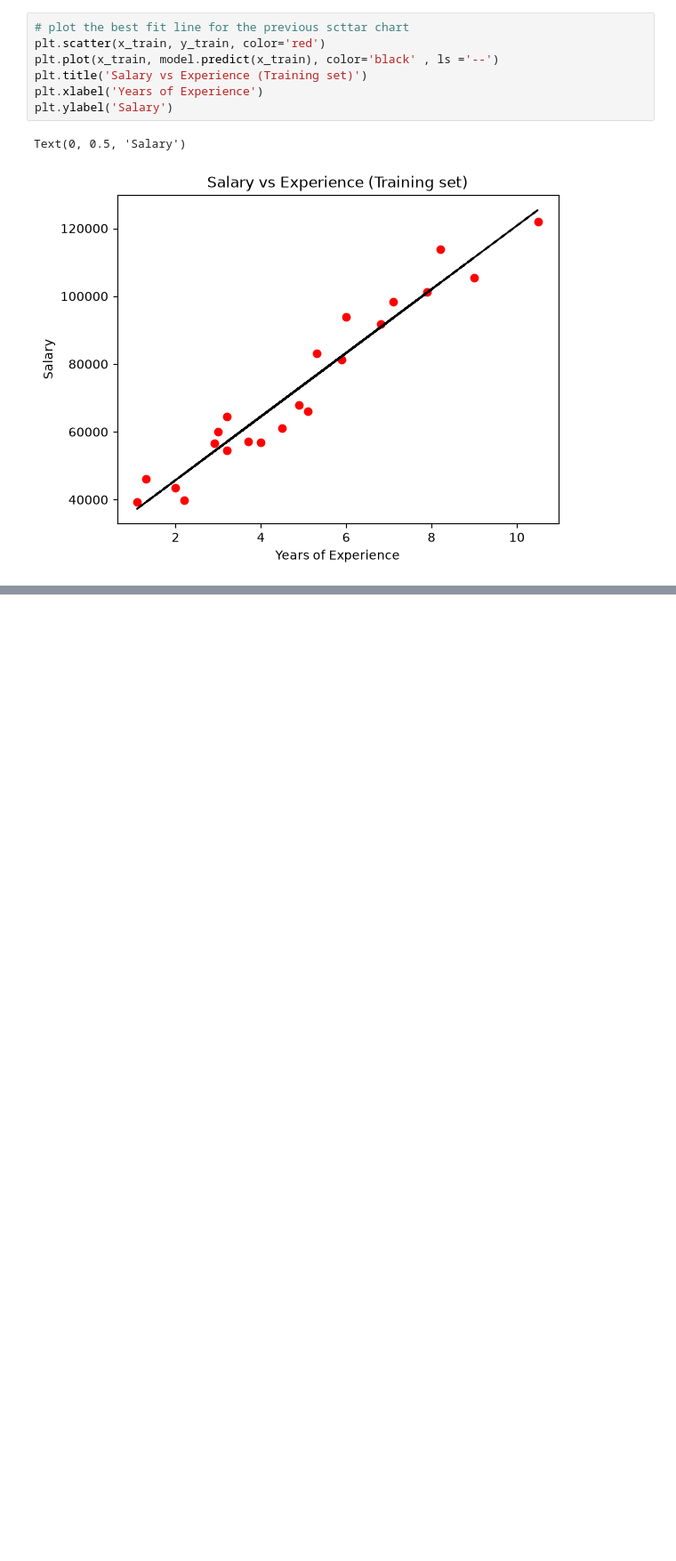
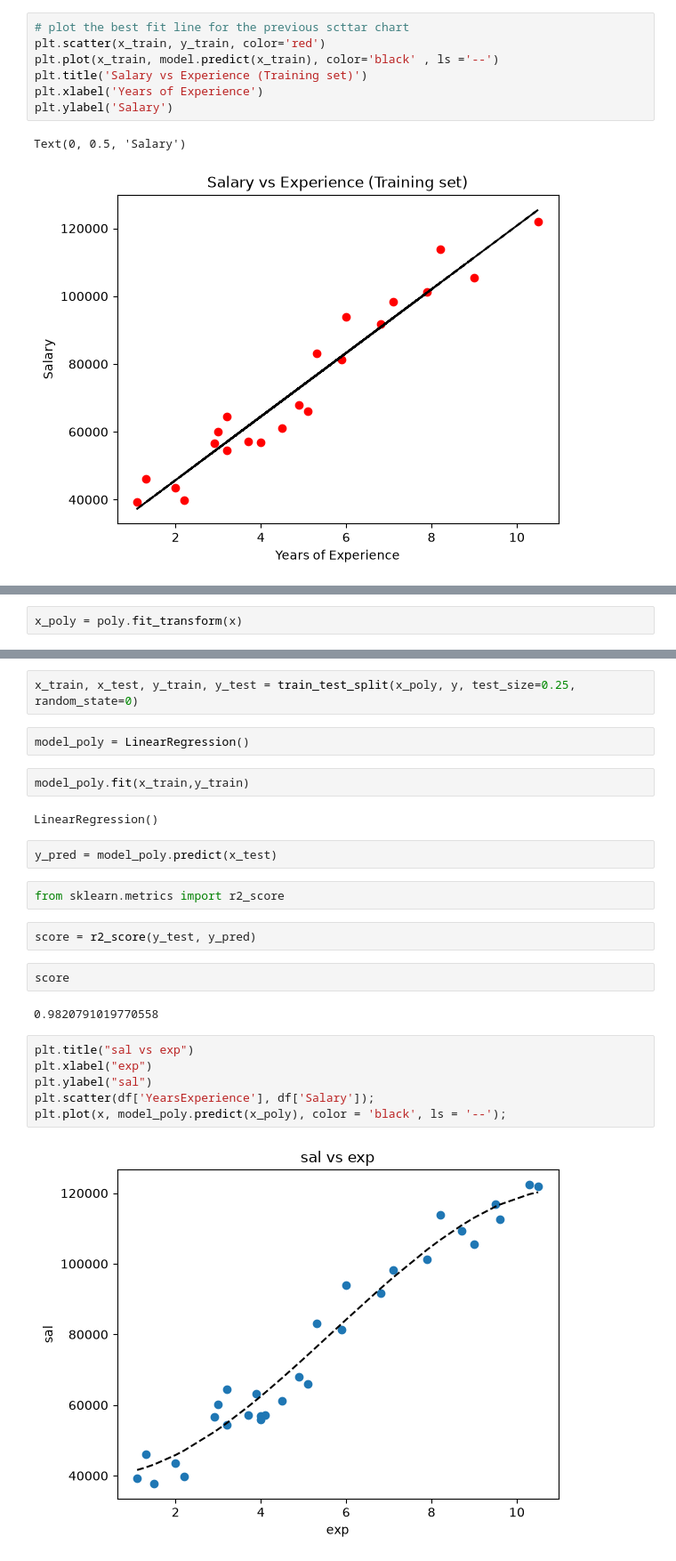
Before and after one commit to Mitu-ShivamMunde/Internship-Work, a Jupyter notebook: Daily-codes/Week 07/01LinearRegression_july06.ipynb, the cells around one changed output, grey strips where cells are left out. Shown at 89% size. Saved outputs shown, nothing was run; the diff lists cells and outputs as text; blank space fills up the shorter version.

```diff
--- a/Daily-codes/Week 07/01LinearRegression_july06.ipynb
+++ b/Daily-codes/Week 07/01LinearRegression_july06.ipynb
@@ -217,0 +258,2 @@ Text(0, 0.5, 'Salary')
+# %%
+x_poly = poly.fit_transform(x)
@@ -217,0 +282,26 @@ Text(0, 0.5, 'Salary')
+# %%
+x_train, x_test, y_train, y_test = train_test_split(x_poly, y, test_size=0.25, random_state=0)
+# %%
+model_poly = LinearRegression()
+# %%
+model_poly.fit(x_train,y_train)
+# %% [output]
+LinearRegression()
+# %%
+y_pred = model_poly.predict(x_test)
+# %%
+from sklearn.metrics import r2_score
+# %%
+score = r2_score(y_test, y_pred)
+# %%
+score
+# %% [output]
+0.9820791019770558
+# %%
+plt.title("sal vs exp")
+plt.xlabel("exp")
+plt.ylabel("sal")
+plt.scatter(df['YearsExperience'], df['Salary']);
+plt.plot(x, model_poly.predict(x_poly), color = 'black', ls = '--');
+# %% [output]
+[figure, added]
```
Also changed, not shown: parts of 12 cells of this notebook, 10 other files.
